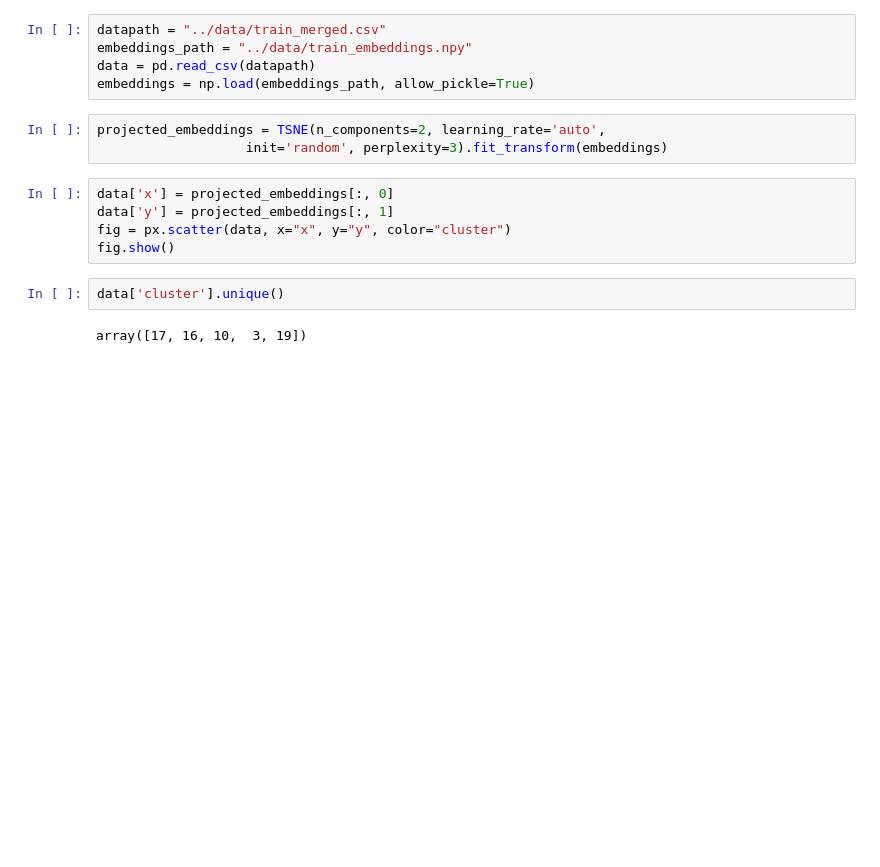
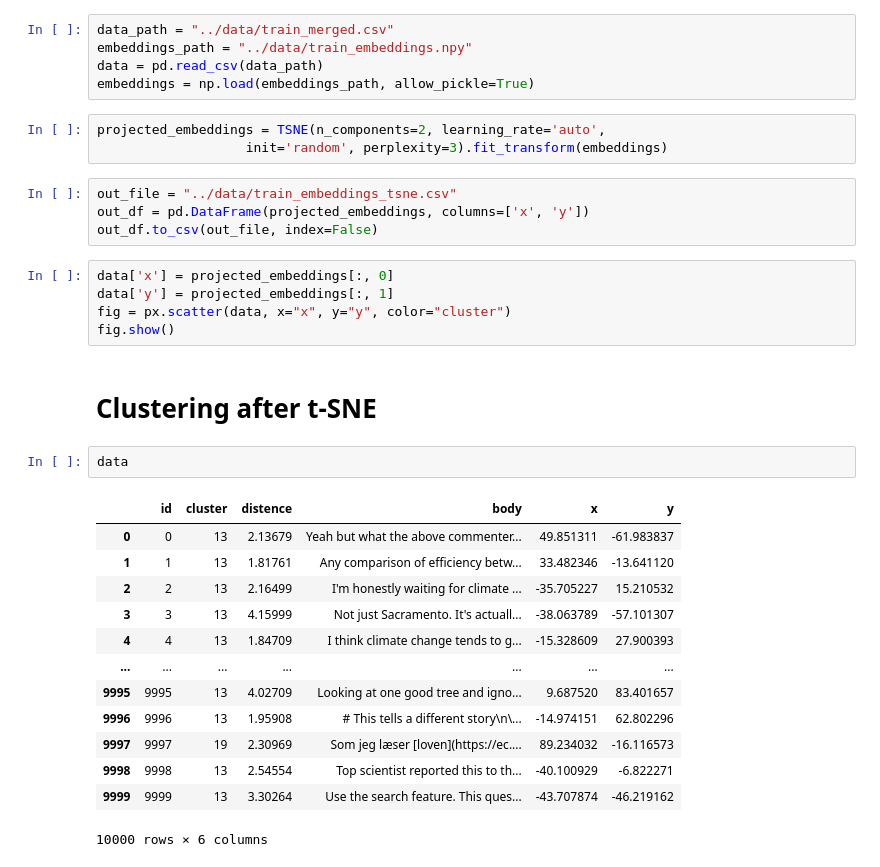
Before and after one commit to Melodiz/clustering_tweets, a Jupyter notebook: visualizing/plots.ipynb, the cells around one changed output. Saved outputs shown, nothing was run; the diff lists cells and outputs as text; blank space fills up the shorter version.

```diff
--- a/visualizing/plots.ipynb
+++ b/visualizing/plots.ipynb
@@ -4,19 +4,37 @@ from sklearn.manifold import TSNE # for t-SNE
 import pandas as pd
 import plotly.express as px
 # %%
-datapath = "../data/train_merged.csv"
+data_path = "../data/train_merged.csv"
 embeddings_path = "../data/train_embeddings.npy"
-data = pd.read_csv(datapath)
+data = pd.read_csv(data_path)
 embeddings = np.load(embeddings_path, allow_pickle=True)
 # %%
 projected_embeddings = TSNE(n_components=2, learning_rate='auto',
                    init='random', perplexity=3).fit_transform(embeddings)
+# %%
+out_file = "../data/train_embeddings_tsne.csv"
+out_df = pd.DataFrame(projected_embeddings, columns=['x', 'y'])
+out_df.to_csv(out_file, index=False)
 # %%
 data['x'] = projected_embeddings[:, 0]
 data['y'] = projected_embeddings[:, 1]
 fig = px.scatter(data, x="x", y="y", color="cluster")
 fig.show()
+# %% [markdown]
+# Clustering after t-SNE
 # %%
-data['cluster'].unique()
+data
 # %% [output]
+|  | id | cluster | distence | body | x | y |
+| 0 | 0 | 13 | 2.13679 | Yeah but what the above commenter... | 49.851311 | -61.983837 |
+| 1 | 1 | 13 | 1.81761 | Any comparison of efficiency betw... | 33.482346 | -13.641120 |
+| 2 | 2 | 13 | 2.16499 | I'm honestly waiting for climate ... | -35.705227 | 15.210532 |
+| 3 | 3 | 13 | 4.15999 | Not just Sacramento. It's actuall... | -38.063789 | -57.101307 |
+| 4 | 4 | 13 | 1.84709 | I think climate change tends to g... | -15.328609 | 27.900393 |
+| ... | ... | ... | ... | ... | ... | ... |
+| 9995 | 9995 | 13 | 4.02709 | Looking at one good tree and igno... | 9.687520 | 83.401657 |
+| 9996 | 9996 | 13 | 1.95908 | # This tells a different story\n\... | -14.974151 | 62.802296 |
+| 9997 | 9997 | 19 | 2.30969 | Som jeg læser [loven](https://ec.... | 89.234032 | -16.116573 |
+| 9998 | 9998 | 13 | 2.54554 | Top scientist reported this to th... | -40.100929 | -6.822271 |
+| 9999 | 9999 | 13 | 3.30264 | Use the search feature. This ques... | -43.707874 | -46.219162 |
-array([17, 16, 10,  3, 19])
+10000 rows × 6 columns
```
Also changed, not shown: parts of 2 cells of this notebook, 7 other files.
